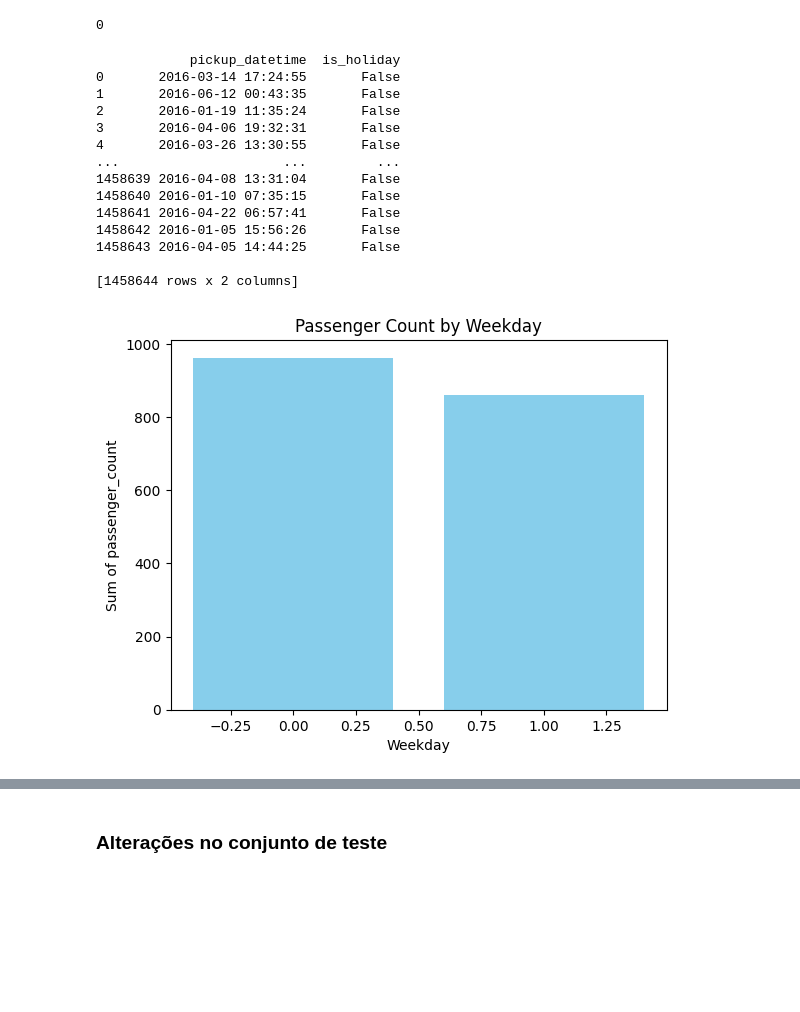
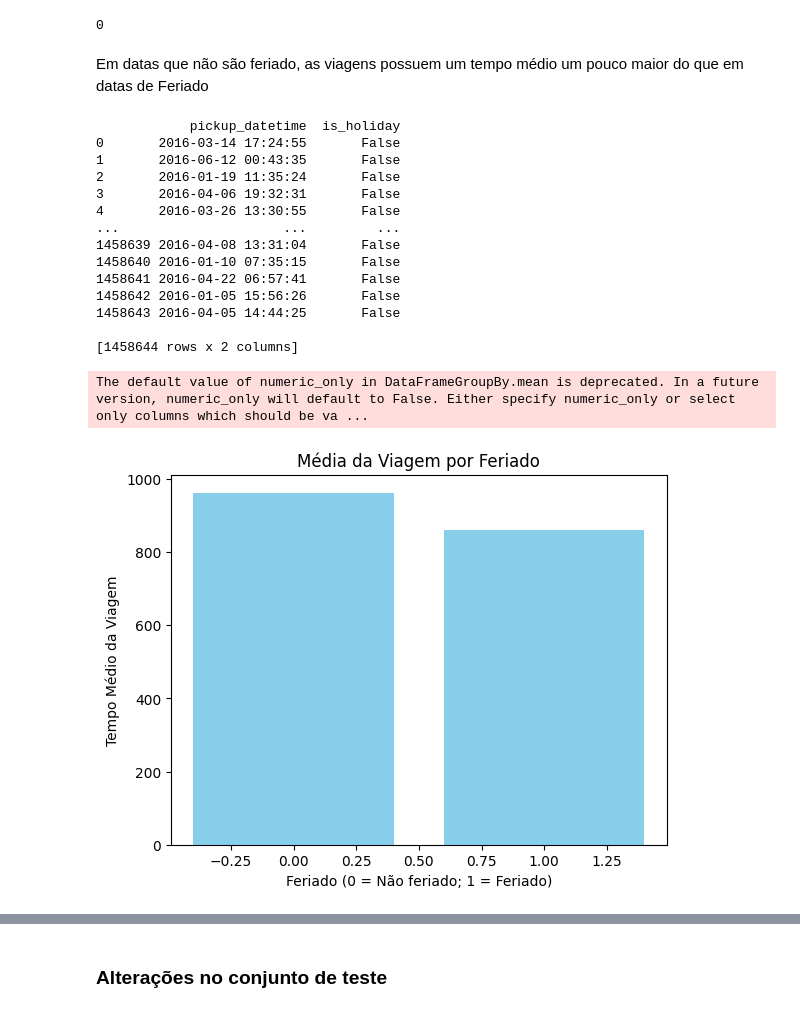
Before and after one commit to marreapato/ML_Project_Taxi_Trip_Duration, a Jupyter notebook: Projeto_Lucas_Rabelo_AM_2.ipynb, the cells around one changed output, grey strips where cells are left out. Cells and saved outputs as stored; diff of their text form; code cells hidden in the pictures; blank space fills up the shorter version.

```diff
--- a/Projeto_Lucas_Rabelo_AM_2.ipynb
+++ b/Projeto_Lucas_Rabelo_AM_2.ipynb
@@ -269,6 +279,8 @@ Requirement already satisfied: six>=1.5 in /usr/local/lib/python3.10/dist-packag
 min(train['pickup_datetime'].dt.year)-max(train['pickup_datetime'].dt.year)
 # %% [output]
 0
+# %% [markdown]
+Em datas que não são feriado, as viagens possuem um tempo médio um pouco maior do que em datas de Feriado
 # %%
 import holidays
 
@@ -278,34 +290,35 @@ import holidays
 train['pickup_datetime'] = pd.to_datetime(train['pickup_datetime'])
 
 # Create a column to indicate if the date is a holiday
 us_holidays = holidays.UnitedStates(years=2016,prov='NY')  # You can choose the country accordingly
 train['is_holiday'] = train['pickup_datetime'].dt.date.apply(lambda x: x in us_holidays)
 
 # Display the DataFrame with the new 'is_holiday' column
 print(train[['pickup_datetime', 'is_holiday']])
 
 # Group by 'hour_of_day' and sum the values
 grouped_hour = train.groupby('is_holiday').mean().reset_index()
 
 # Creating a bar plot for weekday
 plt.bar(grouped_hour['is_holiday'], grouped_hour['trip_duration'], color='skyblue')
-plt.xlabel('Weekday')
-plt.ylabel('Sum of passenger_count')
-plt.title('Passenger Count by Weekday')
+plt.xlabel('Feriado (0 = Não feriado; 1 = Feriado)')
+plt.ylabel('Tempo Médio da Viagem')
+plt.title('Média da Viagem por Feriado')
 plt.show()
 # %% [output]
             pickup_datetime  is_holiday
 0       2016-03-14 17:24:55       False
 1       2016-06-12 00:43:35       False
 2       2016-01-19 11:35:24       False
 3       2016-04-06 19:32:31       False
 4       2016-03-26 13:30:55       False
 ...                     ...         ...
 1458639 2016-04-08 13:31:04       False
 1458640 2016-01-10 07:35:15       False
 1458641 2016-04-22 06:57:41       False
 1458642 2016-01-05 15:56:26       False
 1458643 2016-04-05 14:44:25       False
 
 [1458644 rows x 2 columns]
+The default value of numeric_only in DataFrameGroupBy.mean is deprecated. In a future version, numeric_only will default to False. Either specify numeric_only or select only columns which should be va ...
-[figure, old version]
+[figure, new version]
```
Also changed, not shown: parts of 13 cells of this notebook.
